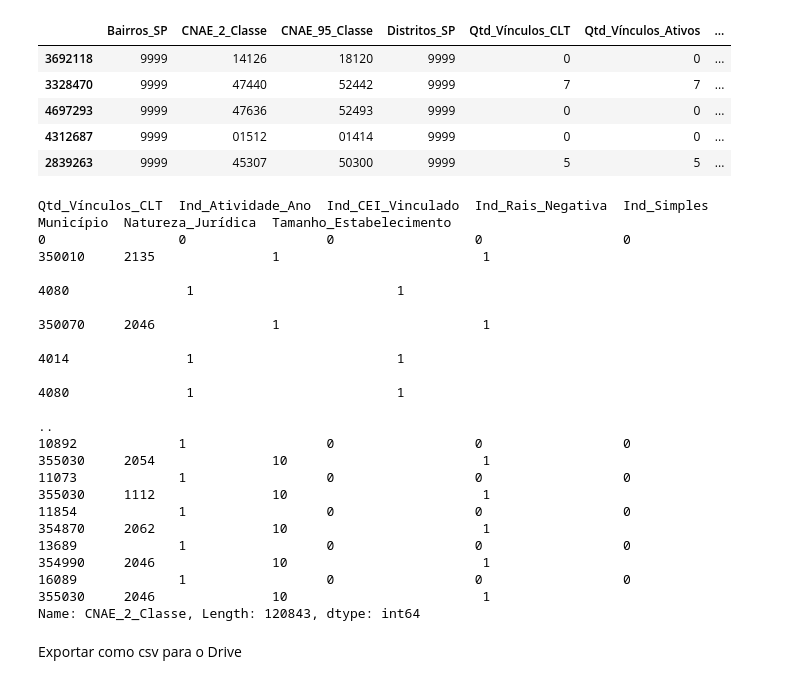
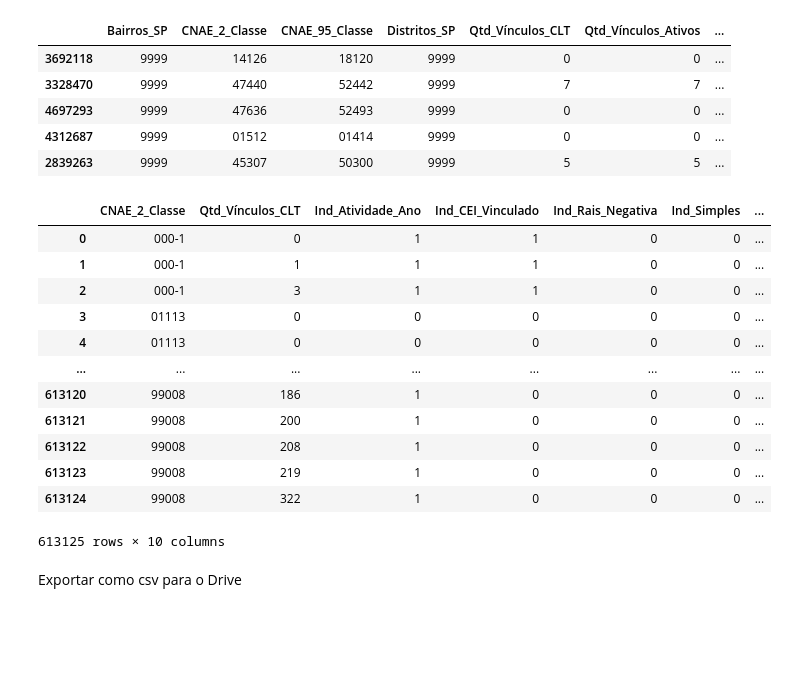
Before and after one commit to alerosenberg/rais_ale, a Jupyter notebook: Importar_RAIS.ipynb, the cells around one changed output. Cells and saved outputs as stored; diff of their text form; code cells hidden in the pictures; blank space fills up the shorter version.

```diff
--- a/Importar_RAIS.ipynb
+++ b/Importar_RAIS.ipynb
@@ -190,25 +189,25 @@ base08.sort_values("Município", ascending=True).head(5)
 | 4312687 | 9999 | 01512 | 01414 | 9999 | 0 | 0 | ... |
 | 2839263 | 9999 | 45307 | 50300 | 9999 | 5 | 5 | ... |
 # %%
-cubo = base08.groupby(["Qtd_Vínculos_CLT","Ind_Atividade_Ano","Ind_CEI_Vinculado",
-"Ind_Rais_Negativa","Ind_Simples","Município","Natureza_Jurídica","Tamanho_Estabelecimento"])["CNAE_2_Classe"].count()
+cubo = base08.groupby(["CNAE_2_Classe","Qtd_Vínculos_CLT","Ind_Atividade_Ano","Ind_CEI_Vinculado",
+"Ind_Rais_Negativa","Ind_Simples","Município","Natureza_Jurídica","Tamanho_Estabelecimento"])["CNAE_2_Classe"].count().reset_index(name="count")
 cubo
 # cubo = base08.groupby(['CNAE_2_Classe','Qtd_Vínculos_CLT','Ind_Atividade_Ano','Ind_CEI_Vinculado',
 # 'Ind_Rais_Negativa','Ind_Simples','Município','Natureza_Jurídica','Tamanho_Estabelecimento']).count()
 # %% [output]
+|  | CNAE_2_Classe | Qtd_Vínculos_CLT | Ind_Atividade_Ano | Ind_CEI_Vinculado | Ind_Rais_Negativa | Ind_Simples | ... |
+| 0 | 000-1 | 0 | 1 | 1 | 0 | 0 | ... |
+| 1 | 000-1 | 1 | 1 | 1 | 0 | 0 | ... |
+| 2 | 000-1 | 3 | 1 | 1 | 0 | 0 | ... |
+| 3 | 01113 | 0 | 0 | 0 | 0 | 0 | ... |
+| 4 | 01113 | 0 | 0 | 0 | 0 | 0 | ... |
+| ... | ... | ... | ... | ... | ... | ... | ... |
+| 613120 | 99008 | 186 | 1 | 0 | 0 | 0 | ... |
+| 613121 | 99008 | 200 | 1 | 0 | 0 | 0 | ... |
+| 613122 | 99008 | 208 | 1 | 0 | 0 | 0 | ... |
+| 613123 | 99008 | 219 | 1 | 0 | 0 | 0 | ... |
+| 613124 | 99008 | 322 | 1 | 0 | 0 | 0 | ... |
-Qtd_Vínculos_CLT  Ind_Atividade_Ano  Ind_CEI_Vinculado  Ind_Rais_Negativa  Ind_Simples  Município  Natureza_Jurídica  Tamanho_Estabelecimento
-0                 0                  0                  0                  0            350010     2135               1                          1
-                                                                                                   4080               1                          1
-                                                                                        350070     2046               1                          1
-                                                                                                   4014               1                          1
-                                                                                                   4080               1                          1
-                                                                                                                                                ..
-10892             1                  0                  0                  0            355030     2054               10                         1
-11073             1                  0                  0                  0            355030     1112               10                         1
-11854             1                  0                  0                  0            354870     2062               10                         1
-13689             1                  0                  0                  0            354990     2046               10                         1
-16089             1                  0                  0                  0            355030     2046               10                         1
-Name: CNAE_2_Classe, Length: 120843, dtype: int64
+613125 rows × 10 columns
 # %% [markdown]
 Exportar como csv para o Drive
 # %%
```
Also changed, not shown: parts of 2 cells of this notebook.
